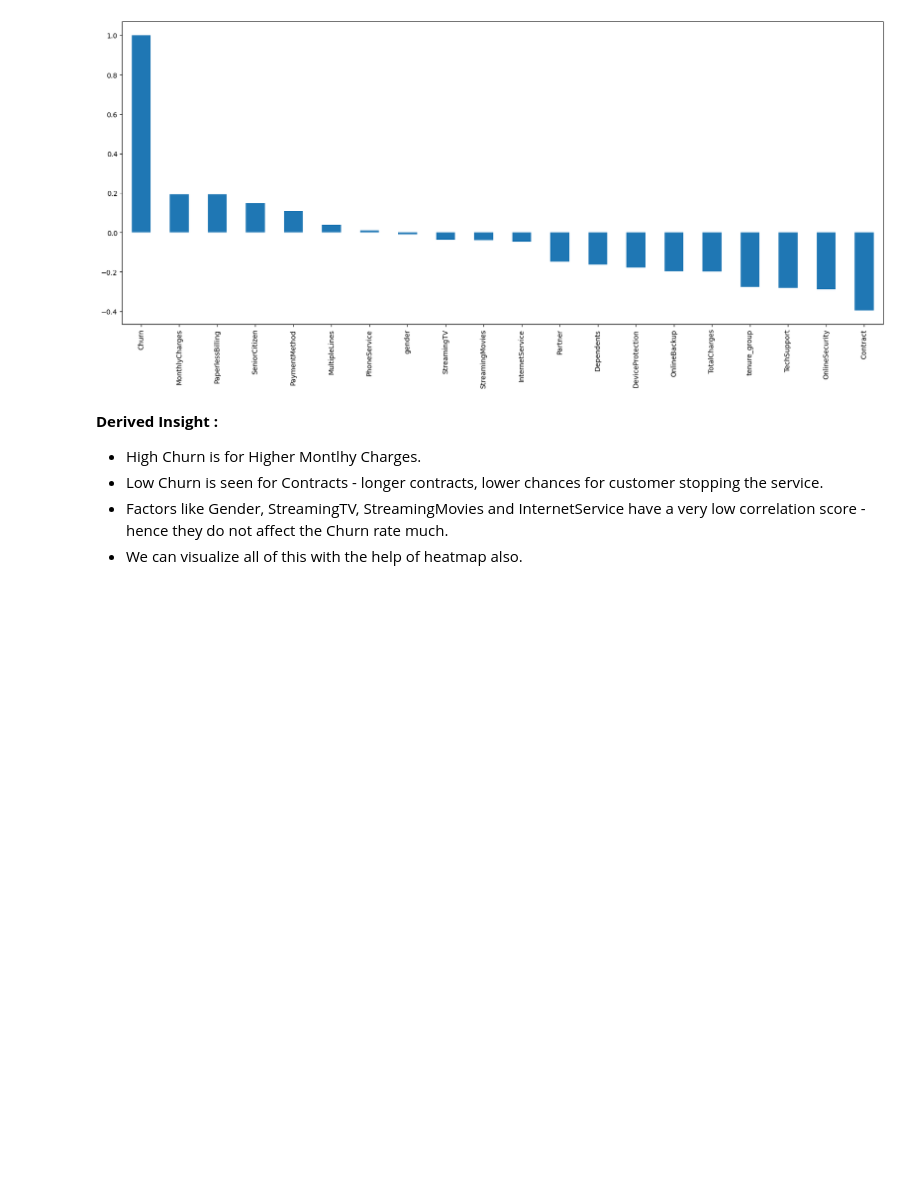
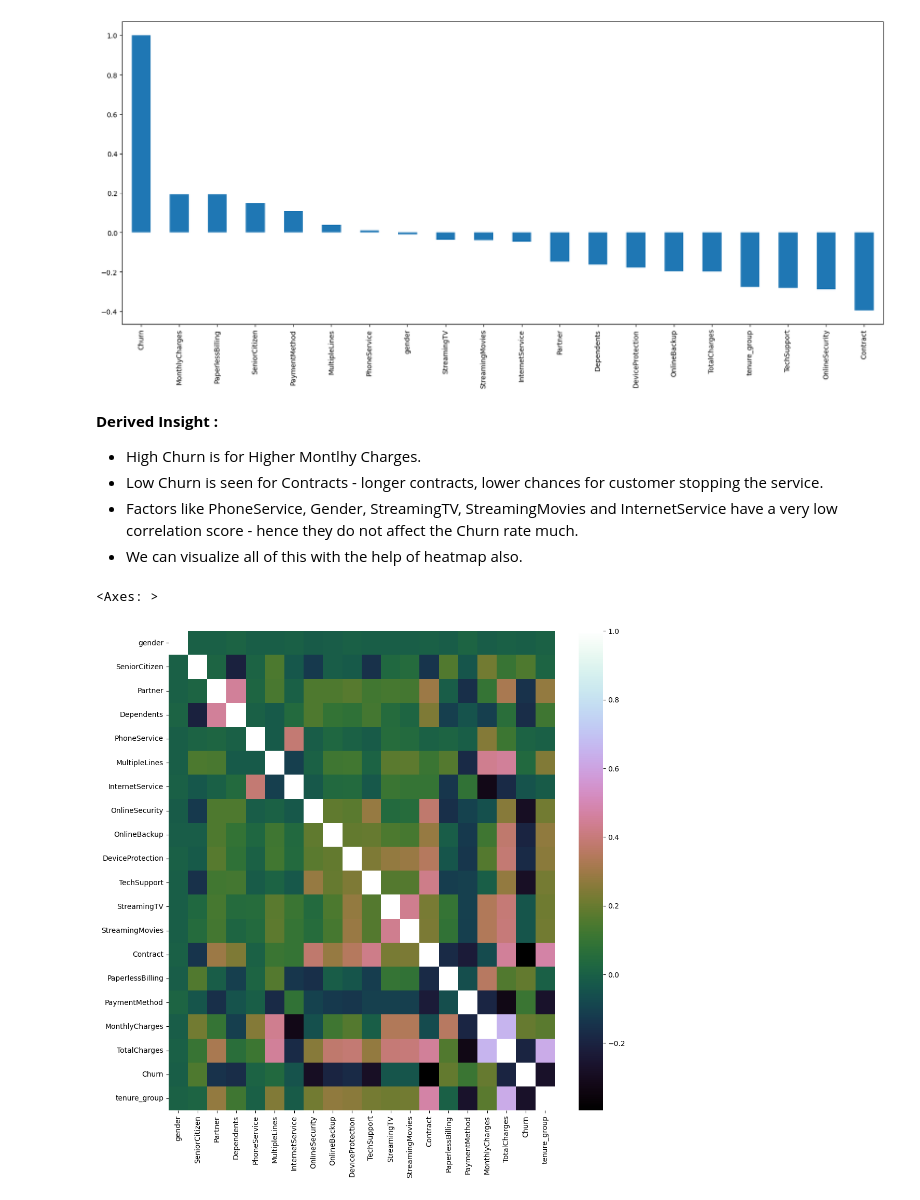
Before and after one commit to corpsedust/NareshIT, a Jupyter notebook: Self-practice/Churn_Project/EDA.ipynb, the cells around one changed output. Saved outputs shown, nothing was run; the diff lists cells and outputs as text; code cells hidden in the pictures; blank space fills up the shorter version.

```diff
--- a/Self-practice/Churn_Project/EDA.ipynb
+++ b/Self-practice/Churn_Project/EDA.ipynb
@@ -421,7 +421,11 @@ df_corr.iloc[18].sort_values(ascending=False).plot(kind="bar") #by taking out ro
 
 - High Churn is for Higher Montlhy Charges.
 - Low Churn is seen for Contracts - longer contracts, lower chances for customer stopping the service.
-- Factors like Gender, StreamingTV, StreamingMovies and InternetService have a very low correlation score - hence they do not affect the Churn rate much.
+- Factors like PhoneService, Gender, StreamingTV, StreamingMovies and InternetService have a very low correlation score - hence they do not affect the Churn rate much.
 - We can visualize all of this with the help of heatmap also.
 # %%
--
+plt.figure(figsize = (12,12))
+sns.heatmap(df.corr(), cmap = "cubehelix")
+# %% [output]
+<Axes: >
+[figure, added]
```
Also changed, not shown: parts of 8 cells of this notebook.
